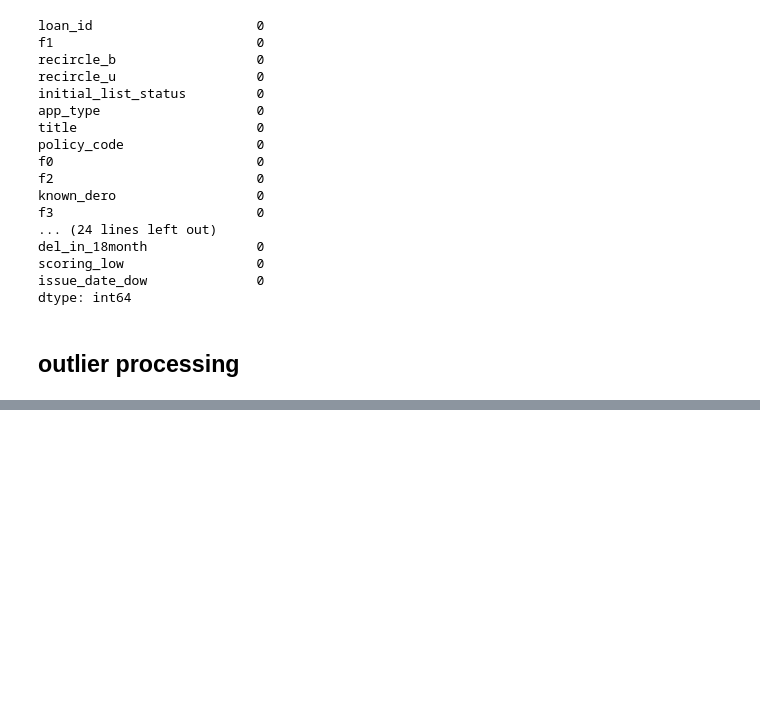
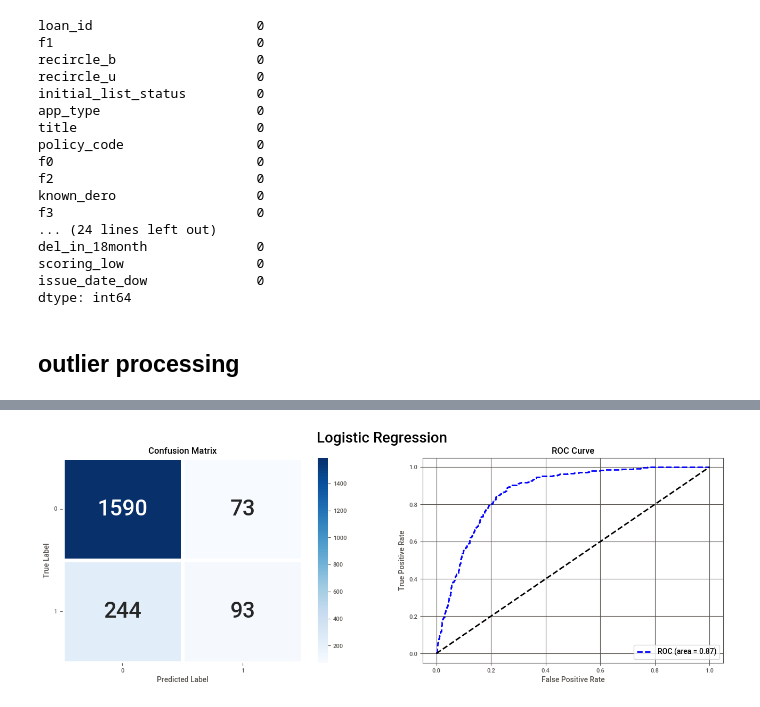
Before and after one commit to heimmer/profile, a Jupyter notebook: Loan_default_detect.ipynb, the cells around one changed output, grey strips where cells are left out. Saved outputs shown, nothing was run; the diff lists cells and outputs as text; code cells hidden in the pictures; blank space fills up the shorter version.

```diff
--- a/Loan_default_detect.ipynb
+++ b/Loan_default_detect.ipynb
@@ -540,0 +743,12 @@ plt.boxplot(train_public['interest'])
+# %%
+# Final model
+from sklearn.linear_model import LogisticRegression
+from sklearn.model_selection import cross_val_score
+from sklearn.metrics import roc_auc_score
+LR = LogisticRegression(C = 0.5)
+LR.fit(X_train, y_train)
+y_pred = LR.predict_proba(X_test)[:,1]
+test_auc = roc_auc_score(y_test, y_pred)
+train_auc = cross_val_score(LR, X_train, y_train, cv = 5, scoring = 'roc_auc').mean()
+print('Train AUC :',round(train_auc,4))
+print('Test AUC :',round(test_auc,4))
@@ -540,0 +771,32 @@ plt.boxplot(train_public['interest'])
+# %%
+# Confusion Matrix & ROC curve
+plt.figure(figsize=(16,5))
+plt.suptitle('Logistic Regression', fontsize = 20)
+
+from sklearn.metrics import confusion_matrix
+plt.subplot(1,2,1)
+y_pred = LR.predict(X_test)
+confusion_matrix_model = confusion_matrix(y_test, y_pred)
+sns.heatmap(confusion_matrix_model, fmt='d', annot = True, annot_kws={'size':30}, cmap = plt.cm.Blues, linewidths = 5)
+plt.title('Confusion Matrix')
+plt.ylabel('True Label')
+plt.xlabel('Predicted Label')
+plt.yticks(rotation = 0)
+
+
+from sklearn.metrics import roc_curve, auc
+plt.subplot(1,2,2)
+y_pred = LR.predict_proba(X_test)[:,1]
+fpr, tpr, thresholds = roc_curve(y_test, y_pred)
+AUC = auc(fpr, tpr)
+plt.plot(fpr, tpr, 'b--', label='ROC (area = {0:.2f})'.format(AUC), lw = 2)
+plt.plot([0,1],[0,1],'k--',lw = 2)
+plt.xlim([-0.05, 1.05])
+plt.ylim([-0.05, 1.05])
+plt.xlabel('False Positive Rate')
+plt.ylabel('True Positive Rate')
+plt.title('ROC Curve')
+plt.legend(loc = "lower right")
+plt.grid()
+# %% [output]
+[figure, added]
```
Also changed, not shown: parts of 21 cells of this notebook.
